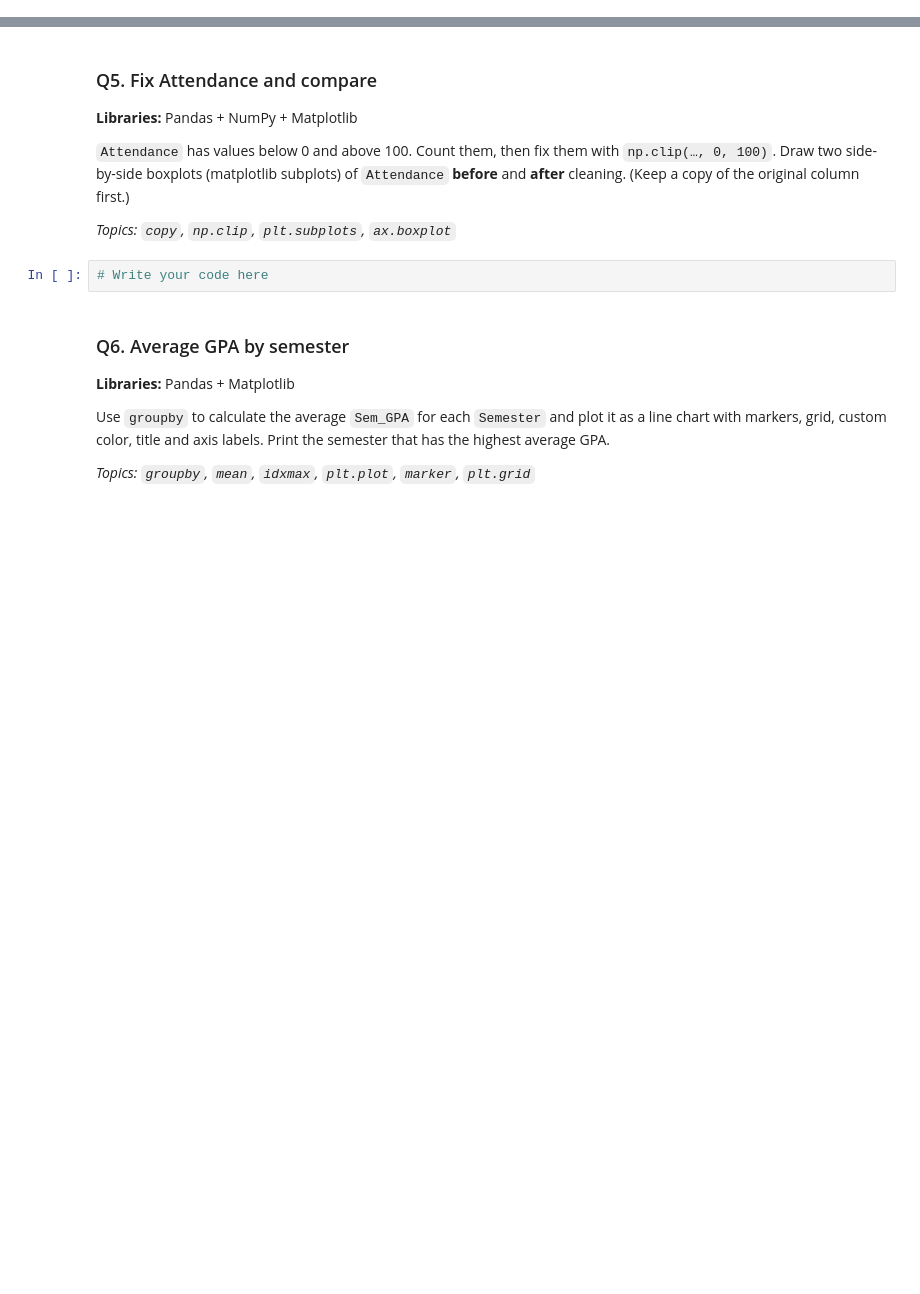
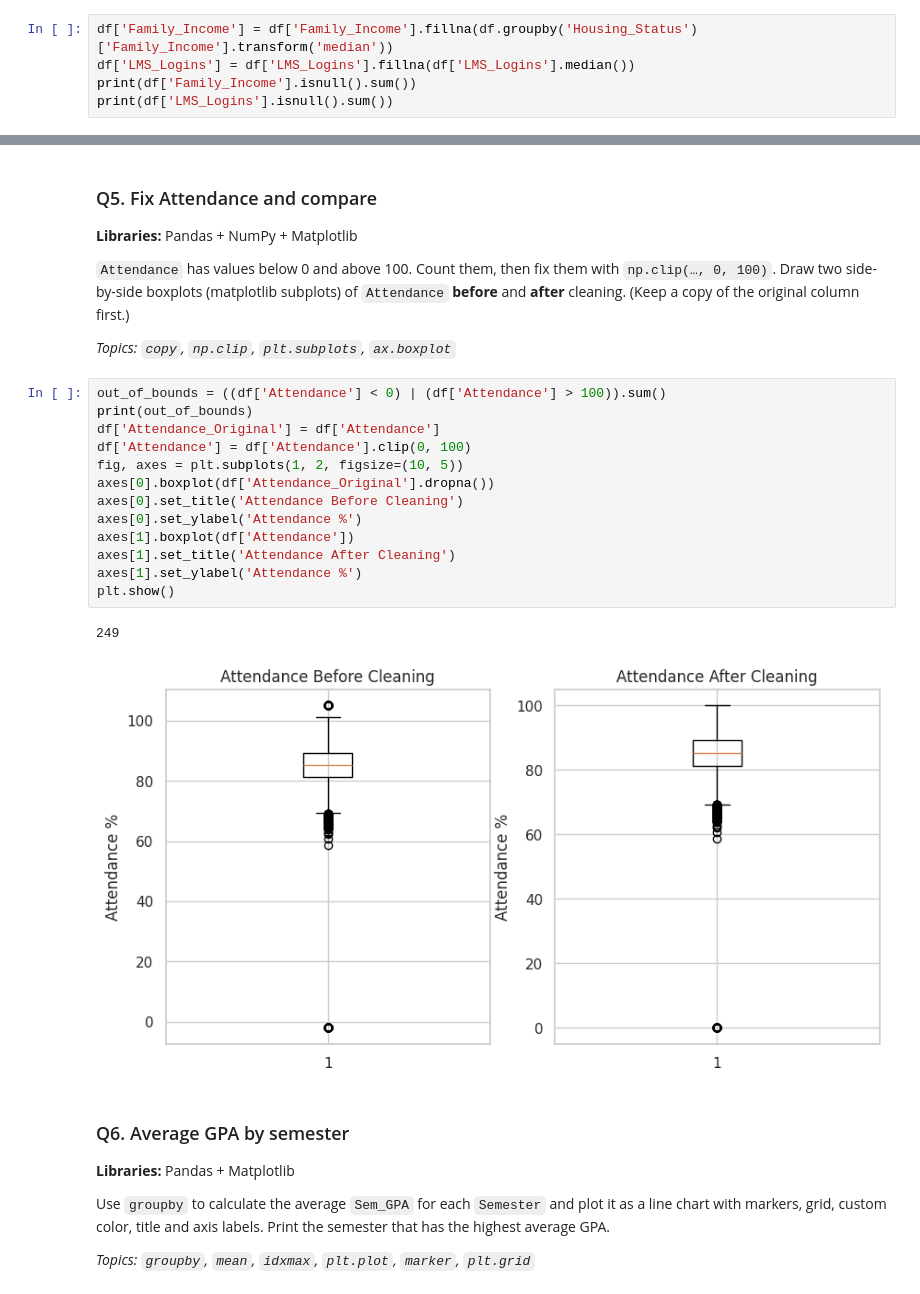
Before and after one commit to AnshuAnshu01/Data_Analytics_Python, a Jupyter notebook: Academic_servival/academic_survival_question_set.ipynb, the cells around one changed output, grey strips where cells are left out. Saved outputs shown, nothing was run; the diff lists cells and outputs as text; blank space fills up the shorter version.

```diff
--- a/Academic_servival/academic_survival_question_set.ipynb
+++ b/Academic_servival/academic_survival_question_set.ipynb
@@ -54,0 +145,5 @@ Fill missing `Family_Income` with the median income of the student's `Housing_St
+# %%
+df['Family_Income'] = df['Family_Income'].fillna(df.groupby('Housing_Status')['Family_Income'].transform('median'))
+df['LMS_Logins'] = df['LMS_Logins'].fillna(df['LMS_Logins'].median())
+print(df['Family_Income'].isnull().sum())
+print(df['LMS_Logins'].isnull().sum())
@@ -59,8 +157,22 @@ Fill missing `Family_Income` with the median income of the student's `Housing_St
 `Attendance` has values below 0 and above 100. Count them, then fix them with `np.clip(…, 0, 100)`. Draw two side-by-side boxplots (matplotlib subplots) of `Attendance` **before** and **after** cleaning. (Keep a copy of the original column first.)
 
 *Topics: `copy`, `np.clip`, `plt.subplots`, `ax.boxplot`*
-# %%
-# Write your code here
+# %%
+out_of_bounds = ((df['Attendance'] < 0) | (df['Attendance'] > 100)).sum()
+print(out_of_bounds)
+df['Attendance_Original'] = df['Attendance']
+df['Attendance'] = df['Attendance'].clip(0, 100)
+fig, axes = plt.subplots(1, 2, figsize=(10, 5))
+axes[0].boxplot(df['Attendance_Original'].dropna())
+axes[0].set_title('Attendance Before Cleaning')
+axes[0].set_ylabel('Attendance %')
+axes[1].boxplot(df['Attendance'])
+axes[1].set_title('Attendance After Cleaning')
+axes[1].set_ylabel('Attendance %')
+plt.show()
+# %% [output]
+249
+[figure, added]
 # %% [markdown]
 ### Q6. Average GPA by semester
 **Libraries:** Pandas + Matplotlib
```
Also changed, not shown: parts of 54 cells of this notebook.
